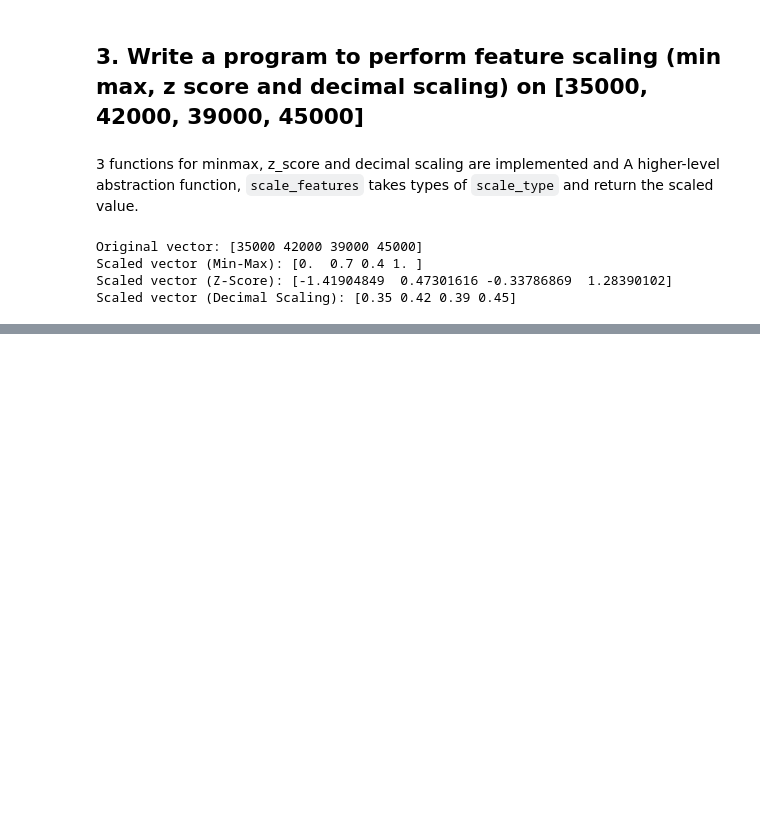
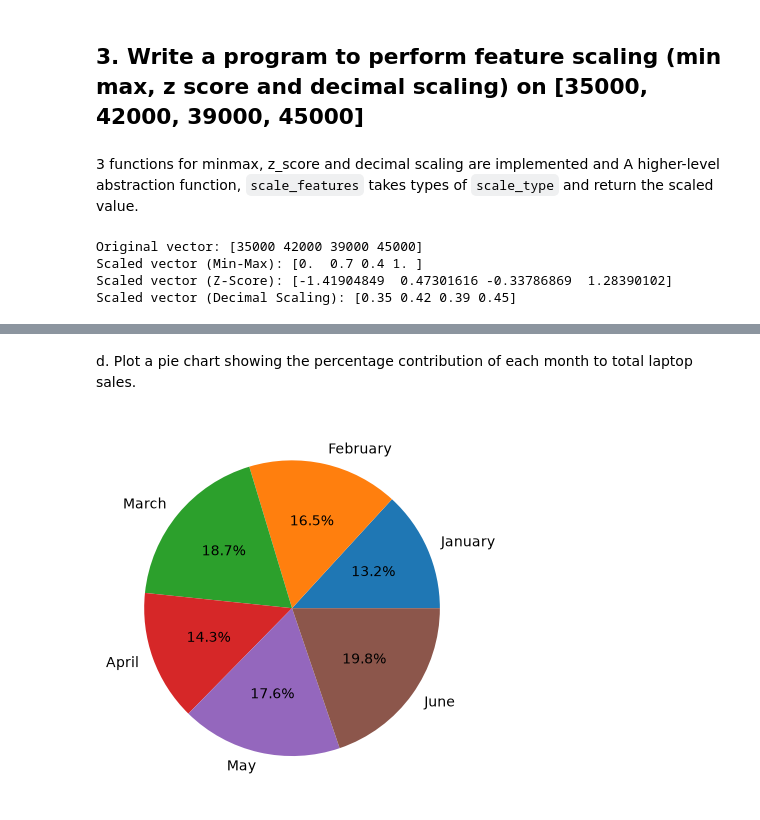
Before and after one commit to suman03-en/Data-Mining-Lab, a Jupyter notebook: lab2.ipynb, the cells around one changed output, grey strips where cells are left out. Drawn from its saved outputs; the diff is of its cells as text; code cells hidden in the pictures; blank space fills up the shorter version.

```diff
--- a/lab2.ipynb
+++ b/lab2.ipynb
@@ -138,0 +186,7 @@ Scaled vector (Decimal Scaling): [0.35 0.42 0.39 0.45]
+# %% [markdown]
+d. Plot a pie chart showing the percentage contribution of each month to total laptop sales.
+# %%
+plt.pie(laptop_sales, labels=months, autopct="%1.1f%%")
+plt.show()
+# %% [output]
+[figure, added]
```
Also changed, not shown: parts of 11 cells of this notebook, 1 other file.
